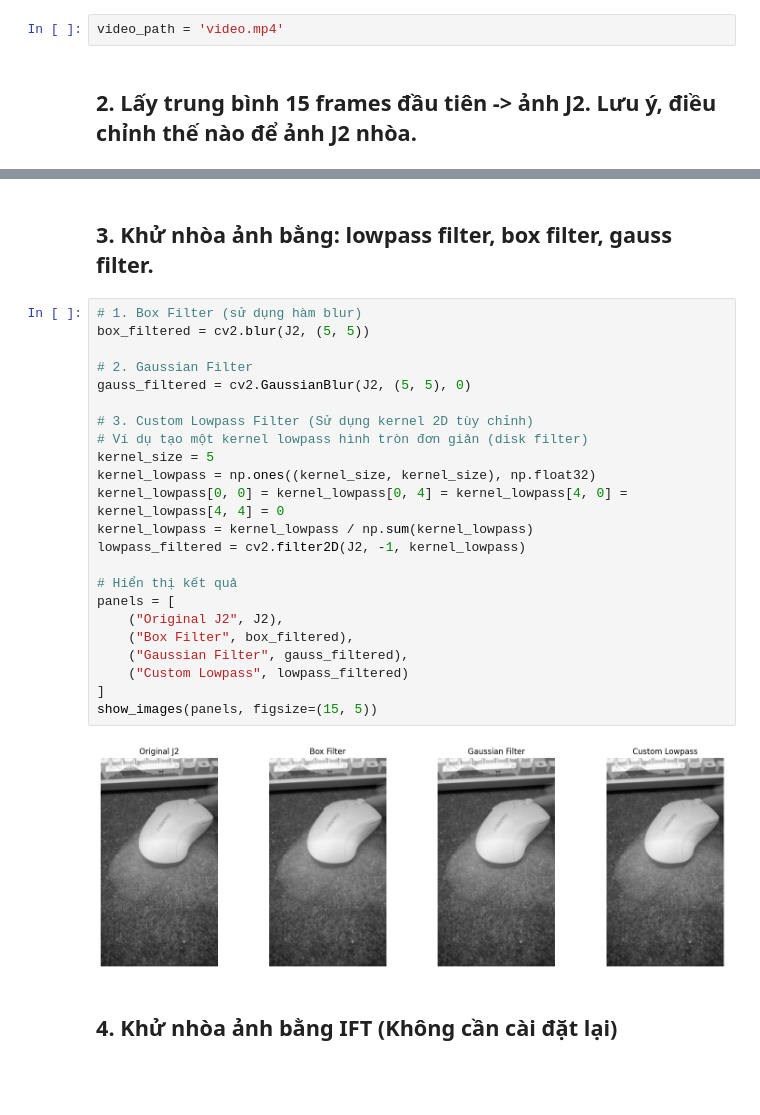
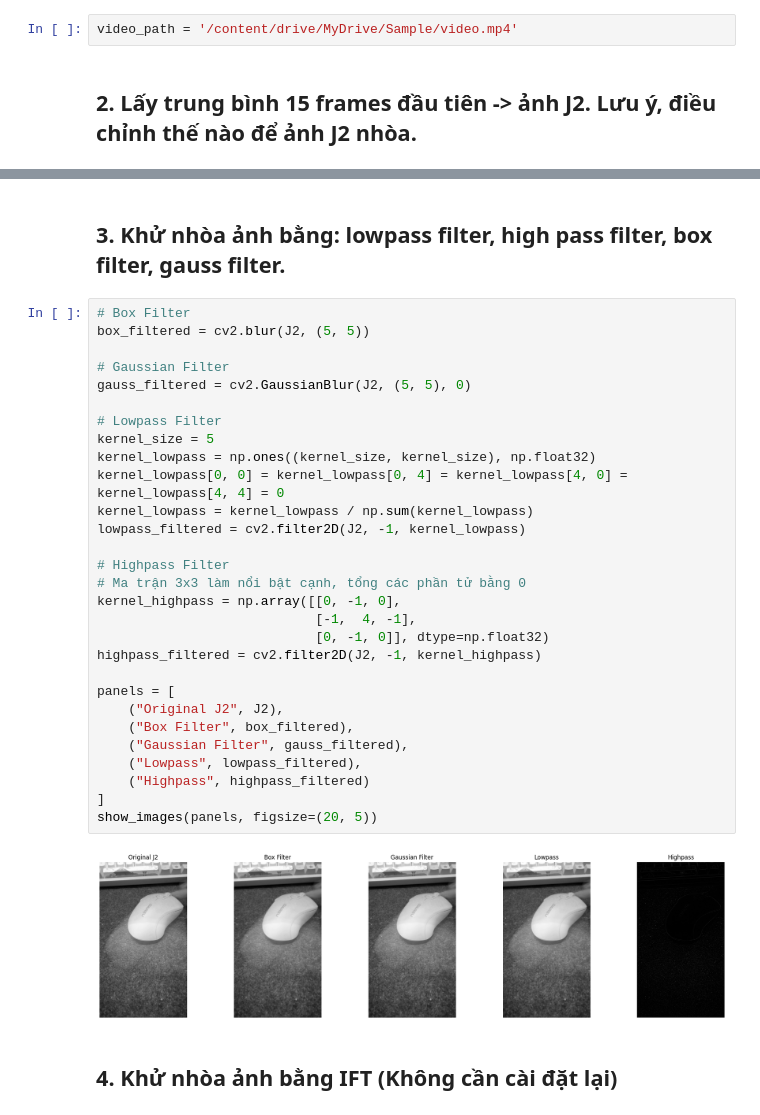
Before and after one commit to Sura3607/imageProcessing, a Jupyter notebook: lab5/lab5.ipynb, the cells around one changed output, grey strips where cells are left out. Drawn from its saved outputs; the diff is of its cells as text; blank space fills up the shorter version.

Commit message:
Được tạo bằng Colab

```diff
--- a/lab5/lab5.ipynb
+++ b/lab5/lab5.ipynb
@@ -42,7 +49,7 @@ def show_images(panels, figsize=None):
 # %% [markdown]
 ## 1. Dùng máy ảnh quay một vật thể chuyển động, độ dài tầm 5-10 giây.
 # %%
-video_path = 'video.mp4'
+video_path = '/content/drive/MyDrive/Sample/video.mp4'
 # %% [markdown]
 ## 2. Lấy trung bình 15 frames đầu tiên -> ảnh J2. Lưu ý, điều chỉnh thế nào để ảnh J2 nhòa.
 # %%
@@ -83,32 +88,38 @@ show_images([("Ảnh J2 (Trung bình 15 frames)", J2)])
 # %% [output]
 [figure]
 # %% [markdown]
-## 3. Khử nhòa ảnh bằng: lowpass filter, box filter, gauss filter.
+## 3. Khử nhòa ảnh bằng: lowpass filter, high pass filter, box filter, gauss filter.
 # %%
-# 1. Box Filter (sử dụng hàm blur)
+# Box Filter
 box_filtered = cv2.blur(J2, (5, 5))
 
-# 2. Gaussian Filter
+# Gaussian Filter
 gauss_filtered = cv2.GaussianBlur(J2, (5, 5), 0)
 
-# 3. Custom Lowpass Filter (Sử dụng kernel 2D tùy chỉnh)
-# Ví dụ tạo một kernel lowpass hình tròn đơn giản (disk filter)
+# Lowpass Filter
 kernel_size = 5
 kernel_lowpass = np.ones((kernel_size, kernel_size), np.float32)
 kernel_lowpass[0, 0] = kernel_lowpass[0, 4] = kernel_lowpass[4, 0] = kernel_lowpass[4, 4] = 0
 kernel_lowpass = kernel_lowpass / np.sum(kernel_lowpass)
 lowpass_filtered = cv2.filter2D(J2, -1, kernel_lowpass)
 
-# Hiển thị kết quả
+# Highpass Filter
+# Ma trận 3x3 làm nổi bật cạnh, tổng các phần tử bằng 0
+kernel_highpass = np.array([[0, -1, 0],
+                            [-1,  4, -1],
+                            [0, -1, 0]], dtype=np.float32)
+highpass_filtered = cv2.filter2D(J2, -1, kernel_highpass)
+
 panels = [
     ("Original J2", J2),
     ("Box Filter", box_filtered),
     ("Gaussian Filter", gauss_filtered),
-    ("Custom Lowpass", lowpass_filtered)
+    ("Lowpass", lowpass_filtered),
+    ("Highpass", highpass_filtered)
 ]
-show_images(panels, figsize=(15, 5))
+show_images(panels, figsize=(20, 5))
 # %% [output]
-[figure, old version]
+[figure, new version]
 # %% [markdown]
 ## 4. Khử nhòa ảnh bằng IFT (Không cần cài đặt lại)
 # %%
```
Also changed, not shown: parts of 5 cells of this notebook.
